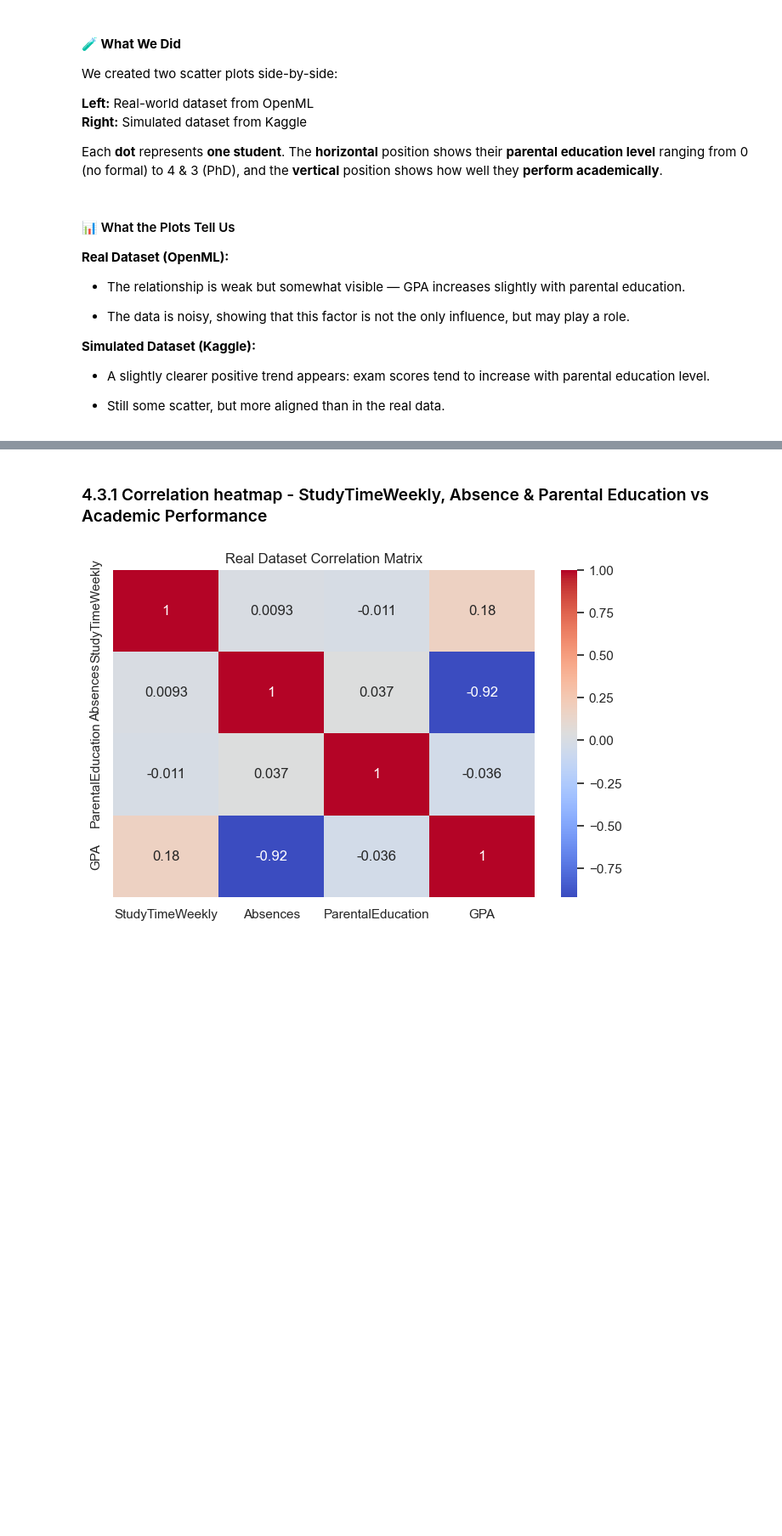
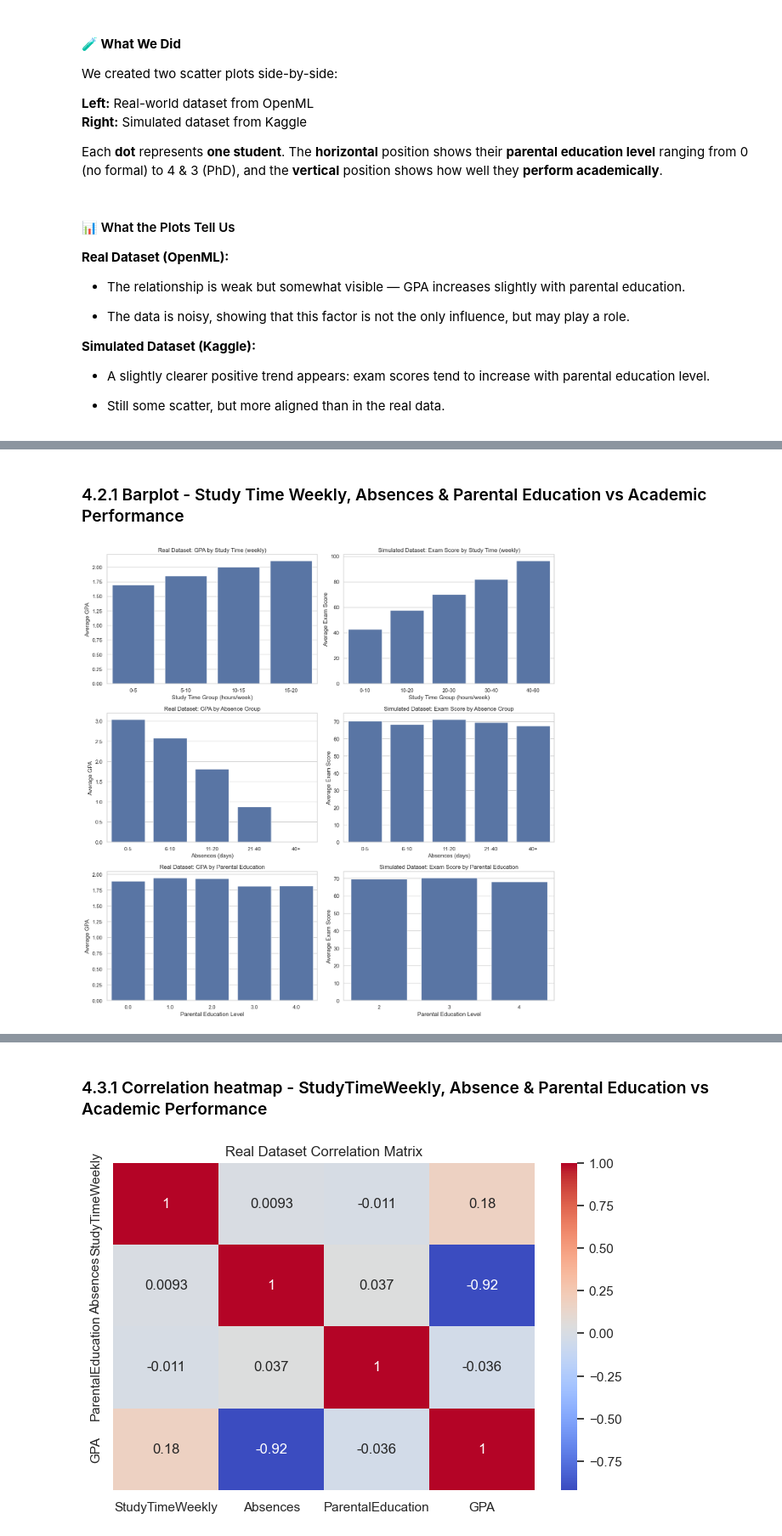
Before and after one commit to MarcusHjorth/BI-Exam-Student-Performance, a Jupyter notebook: Code/2_ CompareDataSets.ipynb, the cells around one changed output, grey strips where cells are left out. Shown: that part at 85% size. Drawn from its saved outputs; the diff is of its cells as text; code cells hidden in the pictures; blank space fills up the shorter version.

Commit message:
compare data + streamlit done

```diff
--- a/Code/2_ CompareDataSets.ipynb
+++ b/Code/2_ CompareDataSets.ipynb
@@ -464,0 +444,60 @@ print(f"🎓 Simulated Dataset: Parental Education vs Exam Score correlation = {
+# %% [markdown]
+### 4.2.1 Barplot - Study Time Weekly, Absences & Parental Education vs Academic Performance
+# %%
+# Create groups
+real['StudyTimeGroup'] = pd.cut(real['StudyTimeWeekly'], bins=[0, 5, 10, 15, 20], labels=['0-5', '5-10', '10-15', '15-20'])
+sim['StudyTimeGroup'] = pd.cut(sim['StudyTimeWeekly'], bins=[0, 10, 20, 30, 40, 60], labels=['0-10', '10-20', '20-30', '30-40', '40-60'])
+
+real['AbsenceGroup'] = pd.cut(real['Absences'], bins=[0, 5, 10, 20, 40, 80], labels=['0-5', '6-10', '11-20', '21-40', '40+'])
+sim['AbsenceGroup'] = pd.cut(sim['Absences'], bins=[0, 5, 10, 20, 40, 80], labels=['0-5', '6-10', '11-20', '21-40', '40+'])
+
+# Calculate averages
+real_study_avg = real.groupby("StudyTimeGroup")["GPA"].mean().reset_index()
+sim_study_avg = sim.groupby("StudyTimeGroup")["exam_score"].mean().reset_index()
+real_absence_avg = real.groupby("AbsenceGroup")["GPA"].mean().reset_index()
+sim_absence_avg = sim.groupby("AbsenceGroup")["exam_score"].mean().reset_index()
+
+# 📊 Calculate averages by parental education
+real_edu_avg = real.groupby("ParentalEducation")["GPA"].mean().reset_index()
+sim_edu_avg = sim.groupby("ParentalEducation")["exam_score"].mean().reset_index()
+
+# Plot
+fig, axes = plt.subplots(3, 2, figsize=(14, 14))  # Increased subplot rows to fit 3 variable comparisons
+
+# Study time
+sns.barplot(data=real_study_avg, x="StudyTimeGroup", y="GPA", ax=axes[0][0])
+axes[0][0].set_title("Real Dataset: GPA by Study Time (weekly)")
+axes[0][0].set_ylabel("Average GPA")
+axes[0][0].set_xlabel("Study Time Group (hours/week)")
+
+sns.barplot(data=sim_study_avg, x="StudyTimeGroup", y="exam_score", ax=axes[0][1])
+axes[0][1].set_title("Simulated Dataset: Exam Score by Study Time (weekly)")
+axes[0][1].set_ylabel("Average Exam Score")
+axes[0][1].set_xlabel("Study Time Group (hours/week)")
+
+# Absences
+sns.barplot(data=real_absence_avg, x="AbsenceGroup", y="GPA", ax=axes[1][0])
+axes[1][0].set_title("Real Dataset: GPA by Absence Group")
+axes[1][0].set_ylabel("Average GPA")
+axes[1][0].set_xlabel("Absences (days)")
+
+sns.barplot(data=sim_absence_avg, x="AbsenceGroup", y="exam_score", ax=axes[1][1])
+axes[1][1].set_title("Simulated Dataset: Exam Score by Absence Group")
+axes[1][1].set_ylabel("Average Exam Score")
+axes[1][1].set_xlabel("Absences (days)")
+
+# Parental education
+sns.barplot(data=real_edu_avg, x="ParentalEducation", y="GPA", ax=axes[2][0])
+axes[2][0].set_title("Real Dataset: GPA by Parental Education")
+axes[2][0].set_ylabel("Average GPA")
+axes[2][0].set_xlabel("Parental Education Level")
+
+sns.barplot(data=sim_edu_avg, x="ParentalEducation", y="exam_score", ax=axes[2][1])
+axes[2][1].set_title("Simulated Dataset: Exam Score by Parental Education")
+axes[2][1].set_ylabel("Average Exam Score")
+axes[2][1].set_xlabel("Parental Education Level")
+
+plt.tight_layout()
+plt.show()
+# %% [output]
+[figure, added]
```
Also changed, not shown: parts of 31 cells of this notebook, 4 other files.
